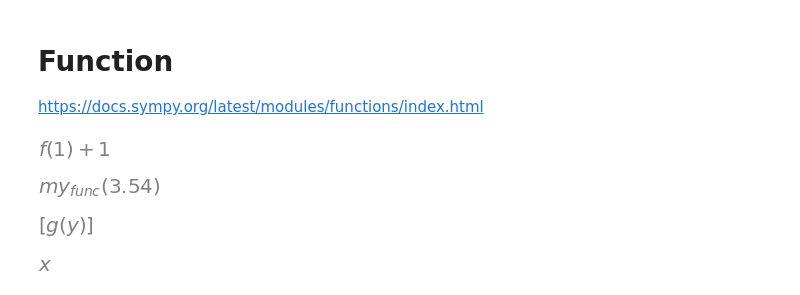
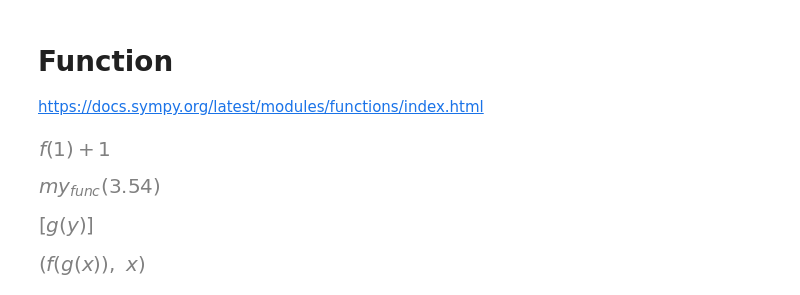
Before and after one commit to dss99911/ds-study, a Jupyter notebook: python/mathmetics/sympy_function.ipynb, the cells around one changed output. Drawn from its saved outputs; the diff is of its cells as text; code cells hidden in the pictures.

```diff
--- a/python/mathmetics/sympy_function.ipynb
+++ b/python/mathmetics/sympy_function.ipynb
@@ -46,7 +46,6 @@ solve(y - f(x), x)
 # %% [output]
 [figure]
 # %%
-f(g(x))
-f(g(x)).simplify()
+f(g(x)), f(g(x)).simplify()
 # %% [output]
-[figure, old version]
+[figure, new version]
```
Also changed, not shown: 34 other files.
